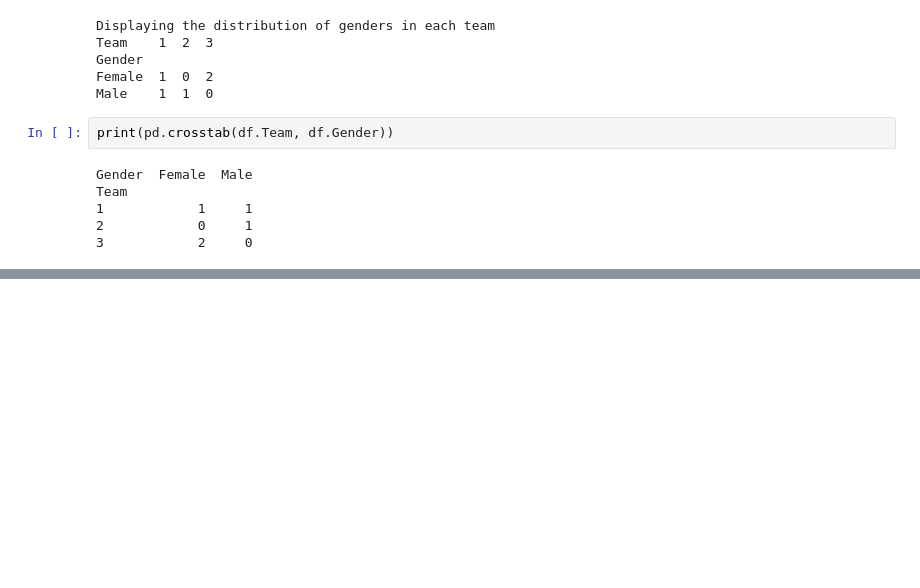
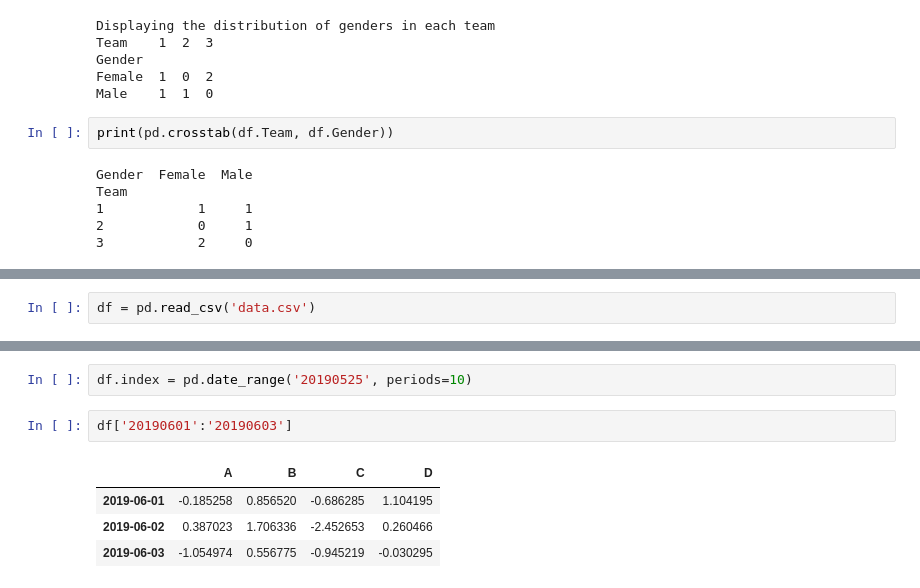
Before and after one commit to takuyatsuchida/book-python-machine-learning, a Jupyter notebook: chapter03.ipynb, the cells around one changed output, grey strips where cells are left out. Saved outputs shown, nothing was run; the diff lists cells and outputs as text; blank space fills up the shorter version.

```diff
--- a/chapter03.ipynb
+++ b/chapter03.ipynb
@@ -761,0 +764,2 @@ Team
+# %%
+df = pd.read_csv('data.csv')
@@ -761,0 +799,9 @@ Team
+# %%
+df.index = pd.date_range('20190525', periods=10)
+# %%
+df['20190601':'20190603']
+# %% [output]
+|  | A | B | C | D |
+| 2019-06-01 | -0.185258 | 0.856520 | -0.686285 | 1.104195 |
+| 2019-06-02 | 0.387023 | 1.706336 | -2.452653 | 0.260466 |
+| 2019-06-03 | -1.054974 | 0.556775 | -0.945219 | -0.030295 |
```
Also changed, not shown: parts of 13 cells of this notebook.
